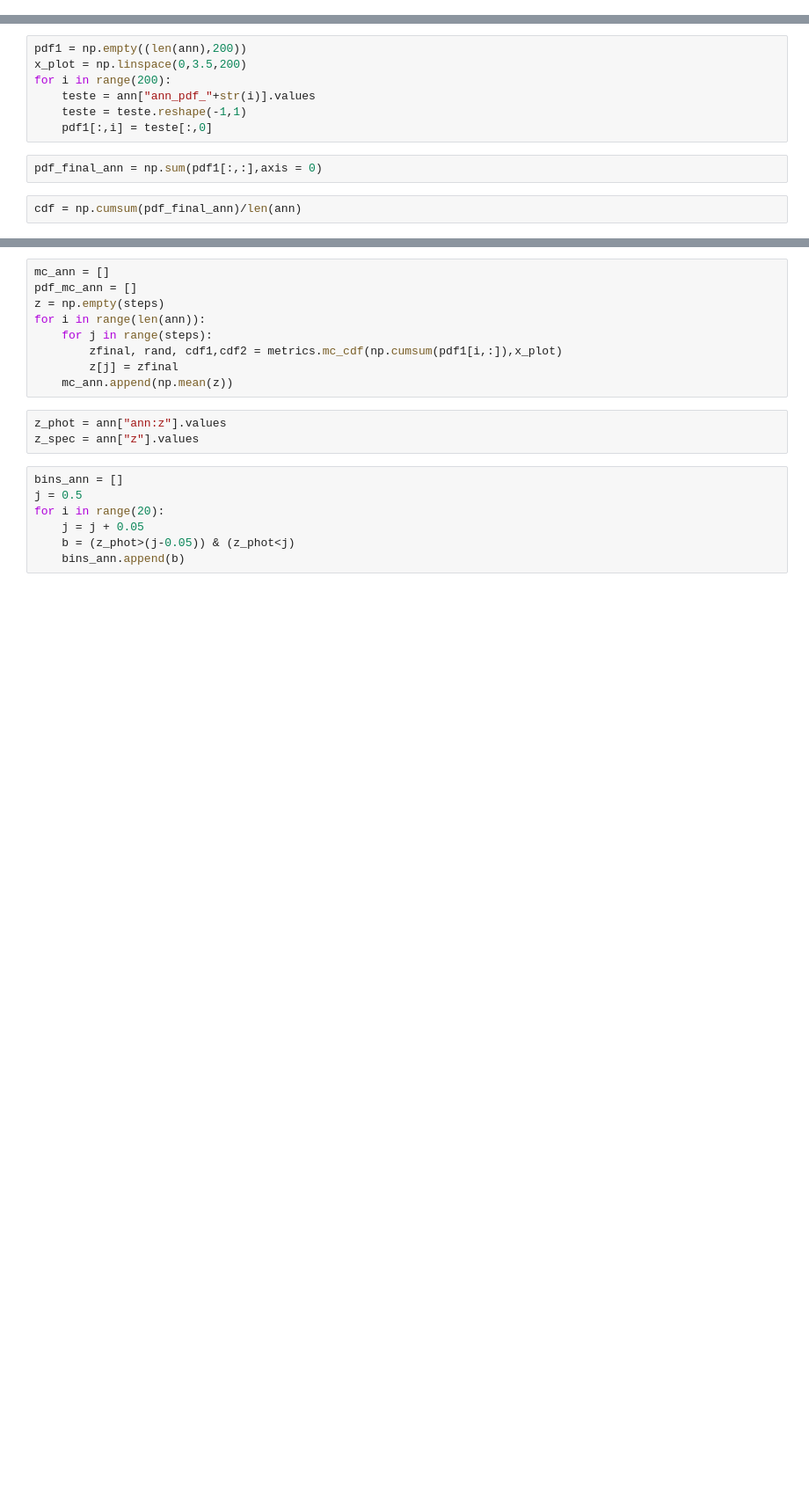
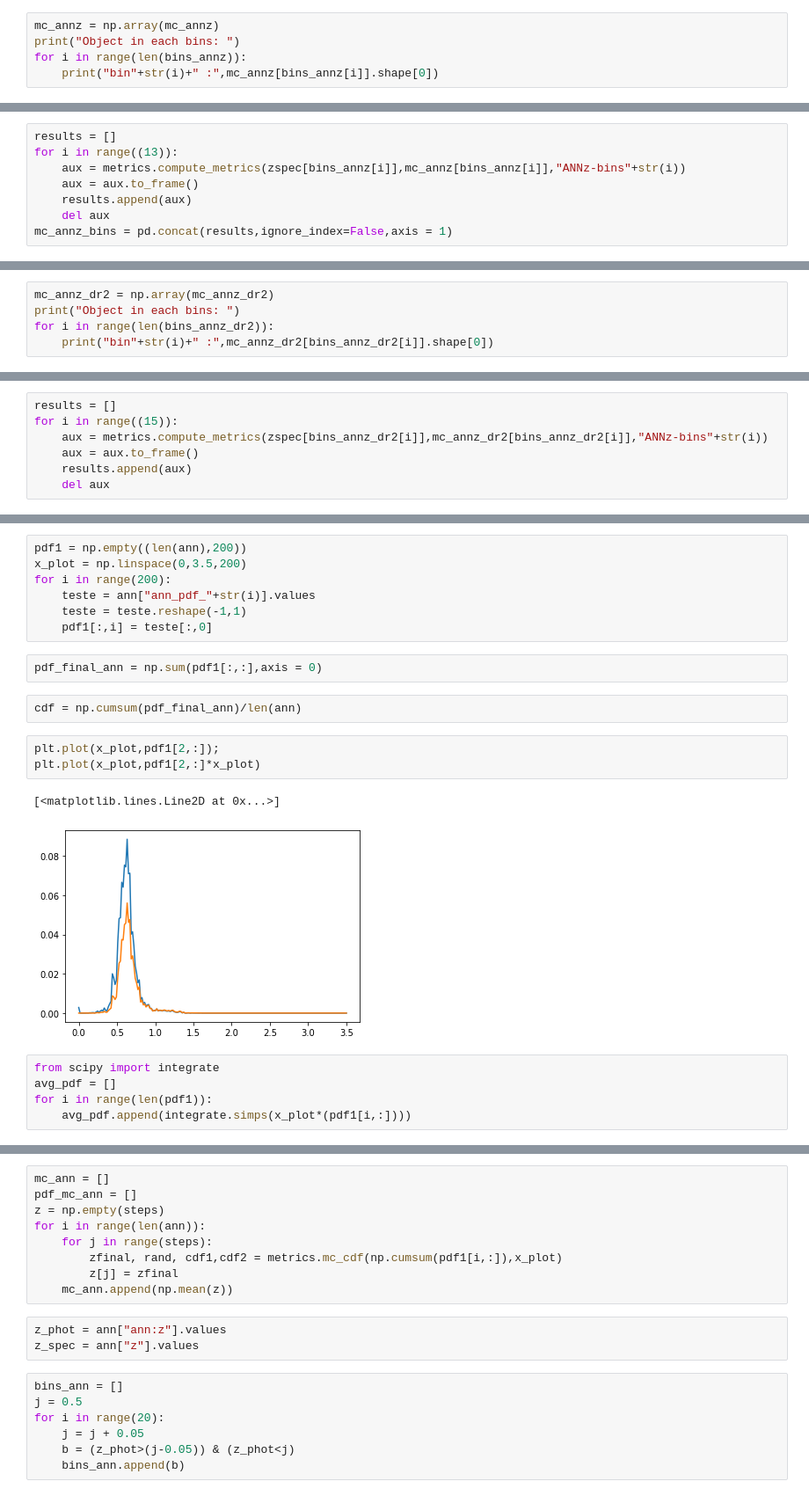
Before and after one commit to rafaelmgr12/master-thesis, a Jupyter notebook: analysis-final.ipynb, the cells around one changed output, grey strips where cells are left out. Shown at 88% size. Cells and saved outputs as stored; diff of their text form; blank space fills up the shorter version.

```diff
--- a/analysis-final.ipynb
+++ b/analysis-final.ipynb
@@ -156,0 +167,5 @@ annz_bins_plot
+# %%
+mc_annz = np.array(mc_annz)
+print("Object in each bins: ")
+for i in range(len(bins_annz)):
+    print("bin"+str(i)+" :",mc_annz[bins_annz[i]].shape[0])
@@ -156,0 +190,8 @@ annz_bins_plot
+# %%
+results = []
+for i in range((13)):
+    aux = metrics.compute_metrics(zspec[bins_annz[i]],mc_annz[bins_annz[i]],"ANNz-bins"+str(i))
+    aux = aux.to_frame()
+    results.append(aux)
+    del aux
+mc_annz_bins = pd.concat(results,ignore_index=False,axis = 1)
@@ -264,0 +322,5 @@ annz_bins_plot_dr2
+# %%
+mc_annz_dr2 = np.array(mc_annz_dr2)
+print("Object in each bins: ")
+for i in range(len(bins_annz_dr2)):
+    print("bin"+str(i)+" :",mc_annz_dr2[bins_annz_dr2[i]].shape[0])
@@ -264,0 +345,7 @@ annz_bins_plot_dr2
+# %%
+results = []
+for i in range((15)):
+    aux = metrics.compute_metrics(zspec[bins_annz_dr2[i]],mc_annz_dr2[bins_annz_dr2[i]],"ANNz-bins"+str(i))
+    aux = aux.to_frame()
+    results.append(aux)
+    del aux
@@ -277,3 +380,14 @@ for i in range(200):
 pdf_final_ann = np.sum(pdf1[:,:],axis = 0)
 # %%
 cdf = np.cumsum(pdf_final_ann)/len(ann)
+# %%
+plt.plot(x_plot,pdf1[2,:]);
+plt.plot(x_plot,pdf1[2,:]*x_plot)
+# %% [output]
+[<matplotlib.lines.Line2D at 0x...>]
+[figure, added]
+# %%
+from scipy import integrate
+avg_pdf = []
+for i in range(len(pdf1)):
+    avg_pdf.append(integrate.simps(x_plot*(pdf1[i,:])))
```
Also changed, not shown: parts of 37 cells of this notebook, 39 other files.
